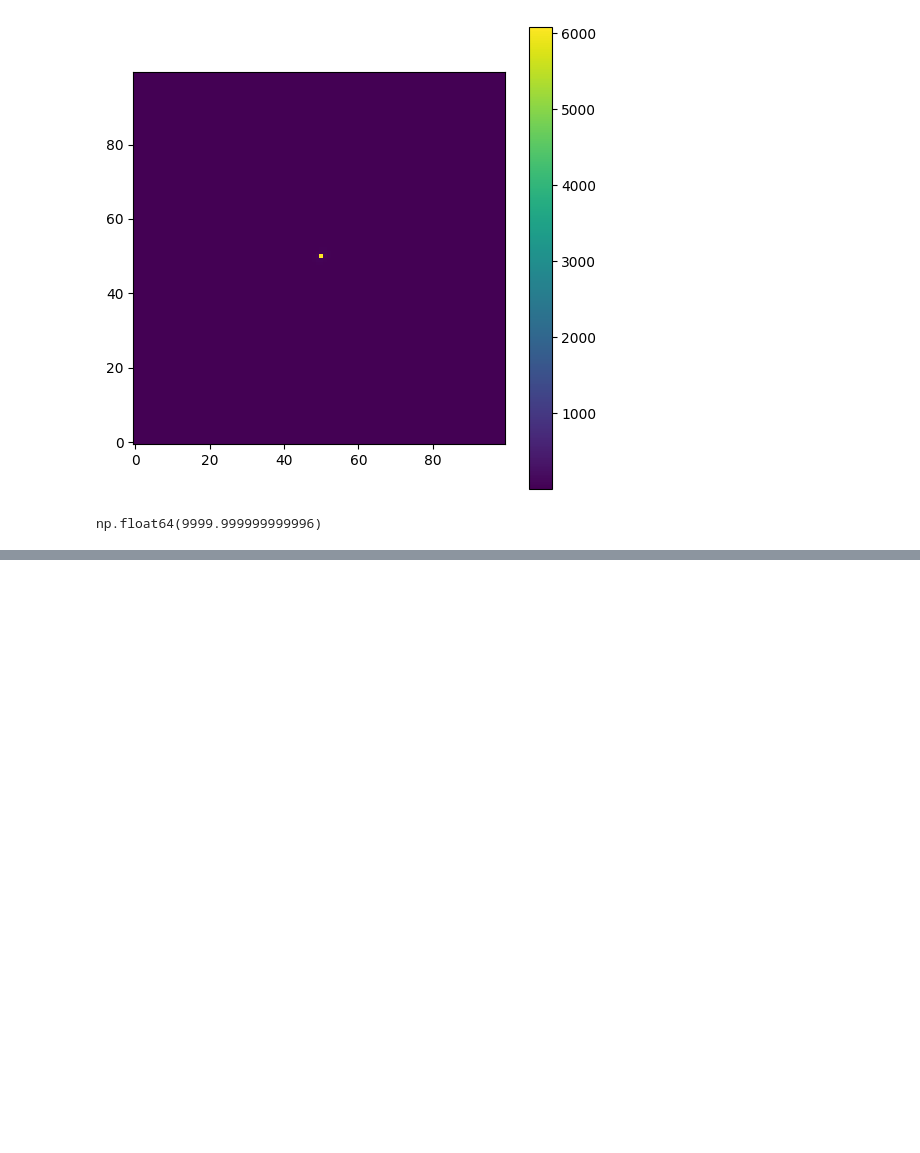
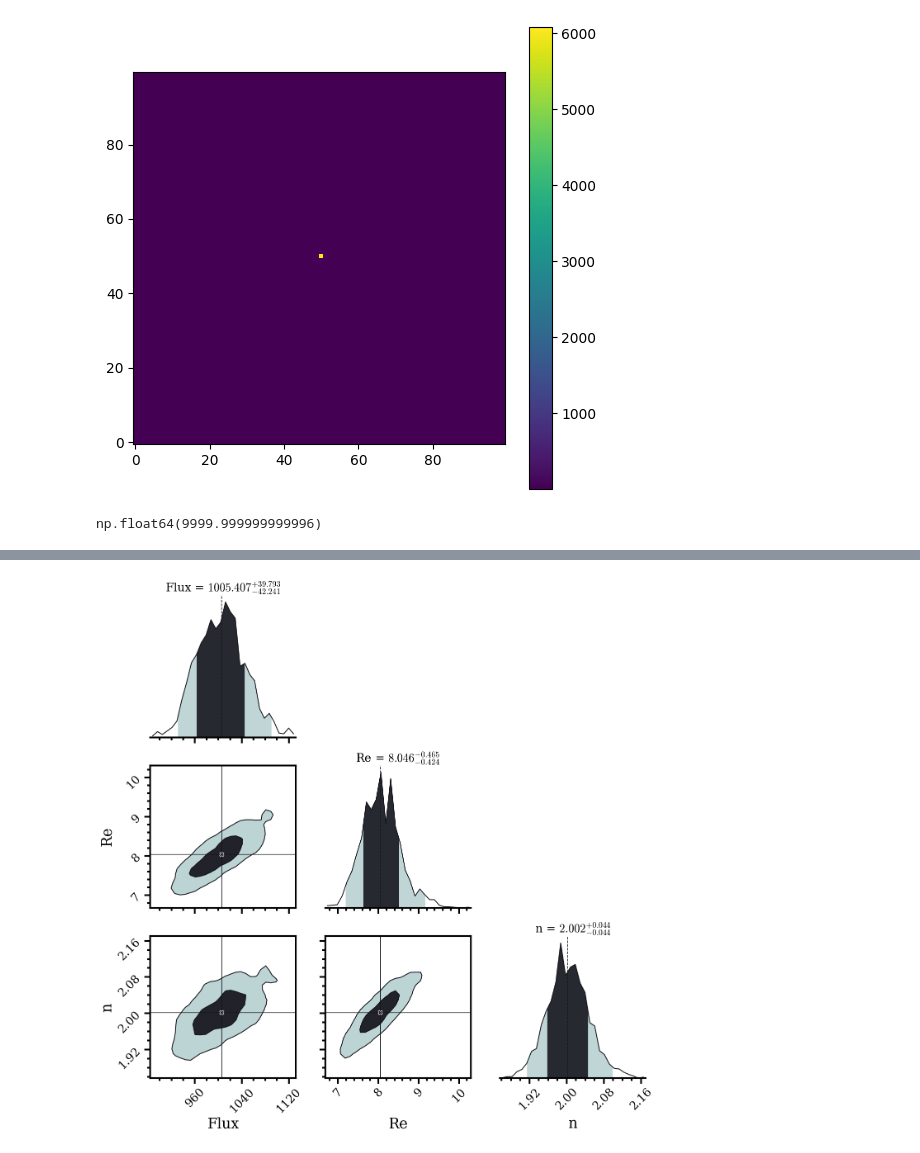
Before and after one commit to carlocannarozzophd/BayMorph, a Jupyter notebook: notebooks/01_single_sersic_fit.ipynb, the cells around one changed output, grey strips where cells are left out. Saved outputs shown, nothing was run; the diff lists cells and outputs as text; code cells hidden in the pictures; blank space fills up the shorter version.

```diff
--- a/notebooks/01_single_sersic_fit.ipynb
+++ b/notebooks/01_single_sersic_fit.ipynb
@@ -396,0 +399,25 @@ array([[1.71320700e+03, 1.71919077e+01, 1.31296483e+00],
+# %%
+def generic_model_factory(flux, re, n):
+    return SersicModel(
+        flux=flux,
+        re=re,
+        n=n,
+        q=0.8,
+        theta=0.0,
+        x0=30.0,
+        y0=30.0,
+    )
+# %%
+generic_fitter = DynestyFitter(
+    model_factory=generic_model_factory,
+    data=data,
+    noise=noise,
+    parameter_names=["flux", "re", "n"],
+    prior_bounds={
+        "flux": (100.0, 2000.0),
+        "re": (2.0, 20.0),
+        "n": (0.3, 10.0),
+    },
+)
+# %%
+generic_result = generic_fitter.run(nlive=150)
@@ -396,0 +438,9 @@ array([[1.71320700e+03, 1.71919077e+01, 1.31296483e+00],
+# %%
+fig, ax_grid, params = corner_plot(
+    generic_result.posterior_samples.T,
+    parameter_labels=["Flux", "Re", "n"],
+    bins=30,
+    write_medians=True,
+)
+# %% [output]
+[figure, added]
```
Also changed, not shown: parts of 23 cells of this notebook, 4 other files.
